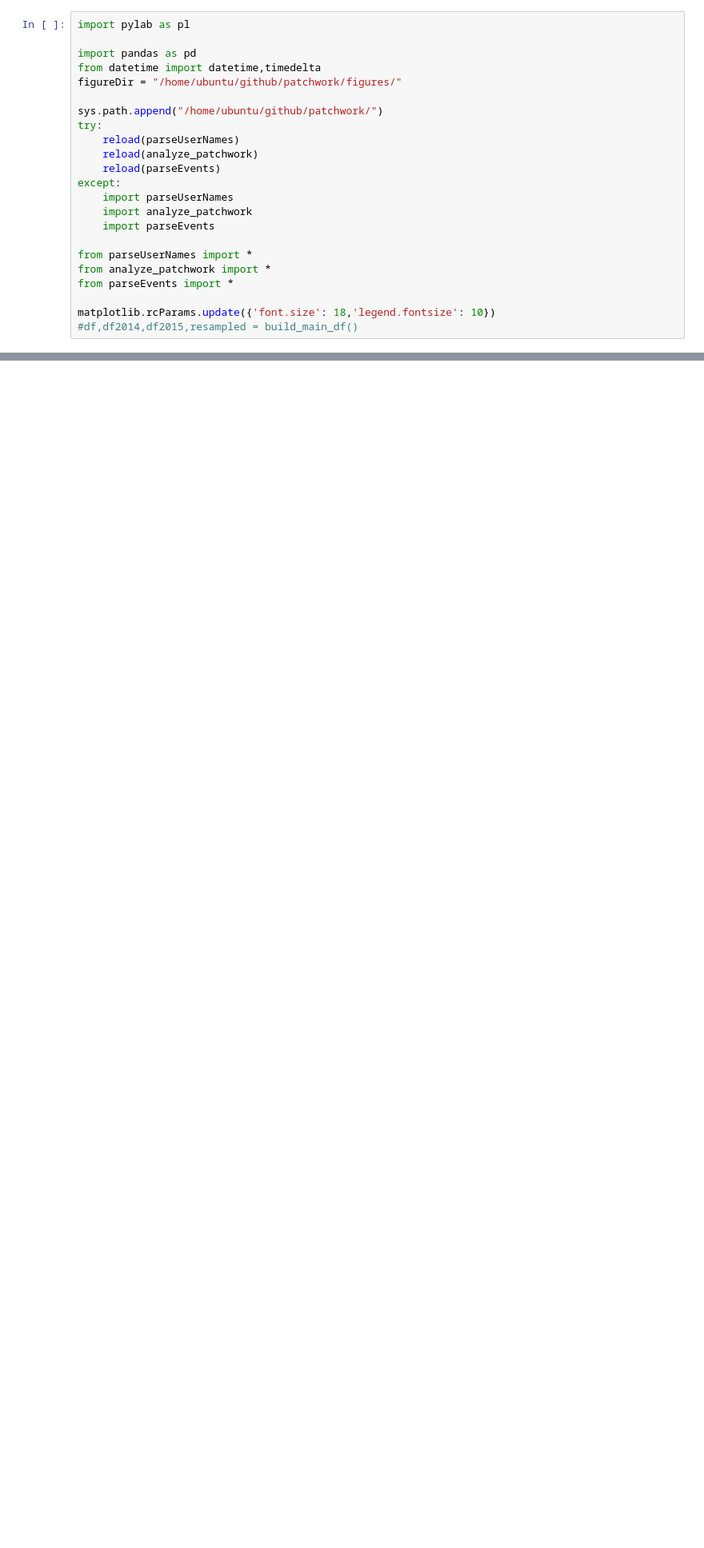
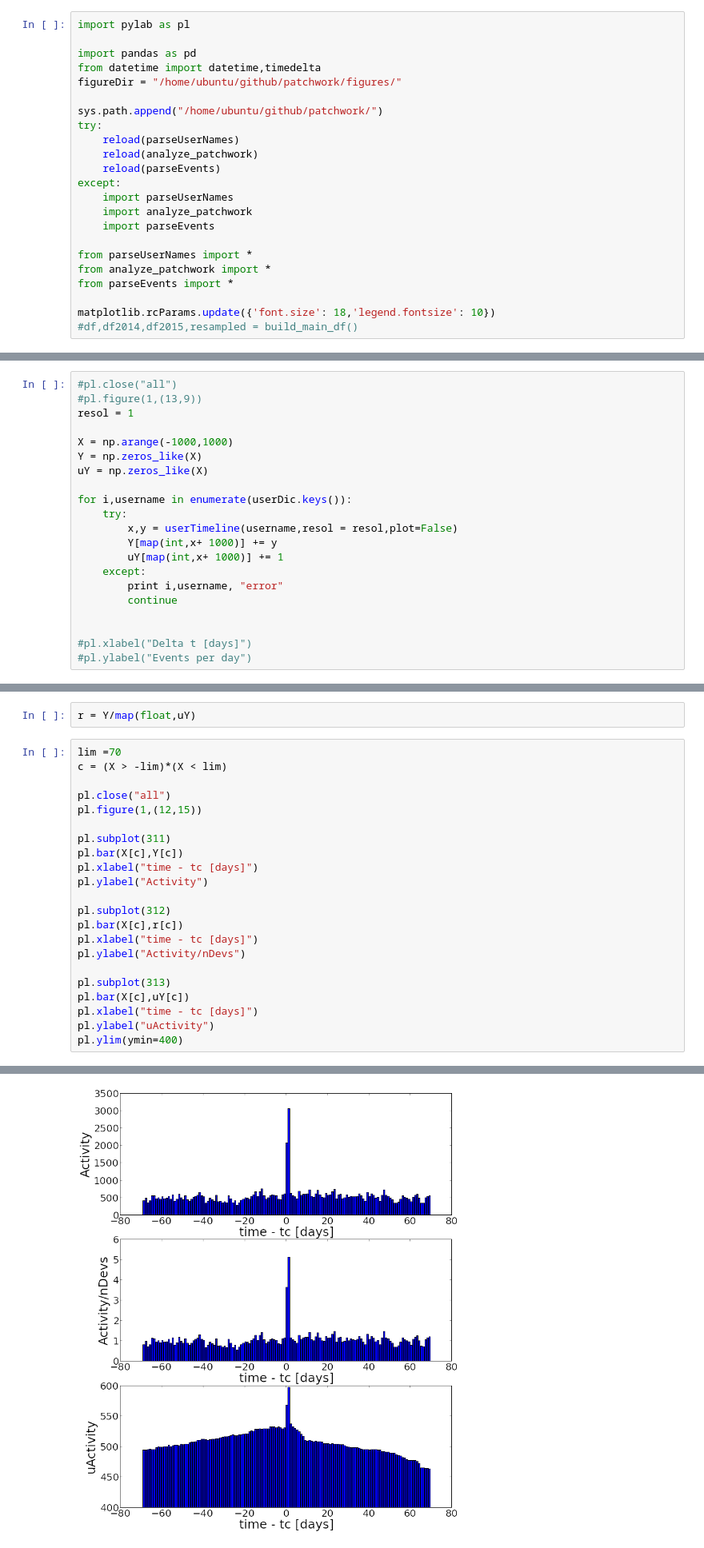
Before and after one commit to wazaahhh/patchwork, a Jupyter notebook: patchwork.ipynb, the cells around one changed output, grey strips where cells are left out. Shown: that part at 80% size. Cells and saved outputs as stored; diff of their text form; blank space fills up the shorter version.

Commit message:
added events per dev, stacked around attending patchwork event

```diff
--- a/patchwork.ipynb
+++ b/patchwork.ipynb
@@ -29,0 +44,21 @@ userDic,pwDates = parseUsers()
+# %%
+#pl.close("all")
+#pl.figure(1,(13,9))
+resol = 1
+
+X = np.arange(-1000,1000)
+Y = np.zeros_like(X)
+uY = np.zeros_like(X)
+
+for i,username in enumerate(userDic.keys()):
+    try:
+        x,y = userTimeline(username,resol = resol,plot=False)
+        Y[map(int,x+ 1000)] += y
+        uY[map(int,x+ 1000)] += 1
+    except:
+        print i,username, "error"
+        continue
+
+
+#pl.xlabel("Delta t [days]")
+#pl.ylabel("Events per day")
@@ -29,0 +83,25 @@ userDic,pwDates = parseUsers()
+# %%
+r = Y/map(float,uY)
+# %%
+lim =70
+c = (X > -lim)*(X < lim)
+
+pl.close("all")
+pl.figure(1,(12,15))
+
+pl.subplot(311)
+pl.bar(X[c],Y[c])
+pl.xlabel("time - tc [days]")
+pl.ylabel("Activity")
+
+pl.subplot(312)
+pl.bar(X[c],r[c])
+pl.xlabel("time - tc [days]")
+pl.ylabel("Activity/nDevs")
+
+pl.subplot(313)
+pl.bar(X[c],uY[c])
+pl.xlabel("time - tc [days]")
+pl.ylabel("uActivity")
+pl.ylim(ymin=400)
+# %% [output]
@@ -29,0 +109 @@ userDic,pwDates = parseUsers()
+[figure, added]
```
Also changed, not shown: parts of 10 cells of this notebook.
